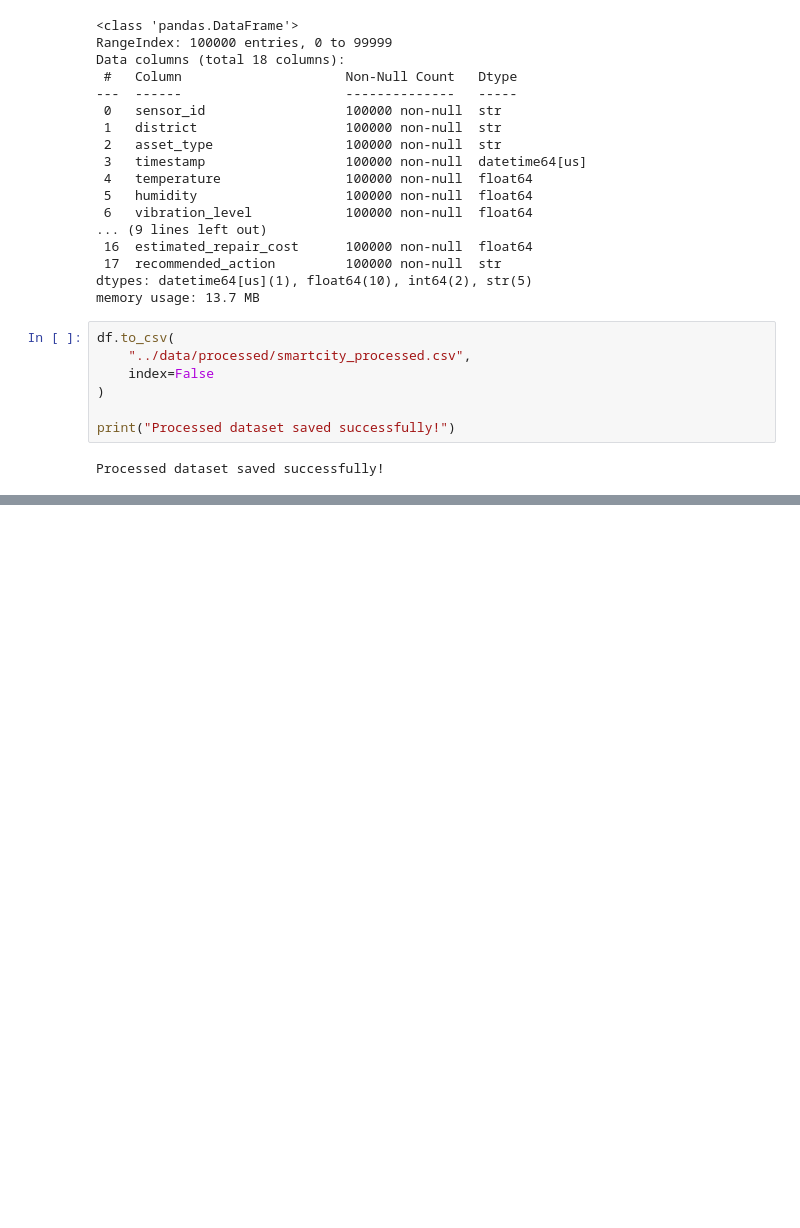
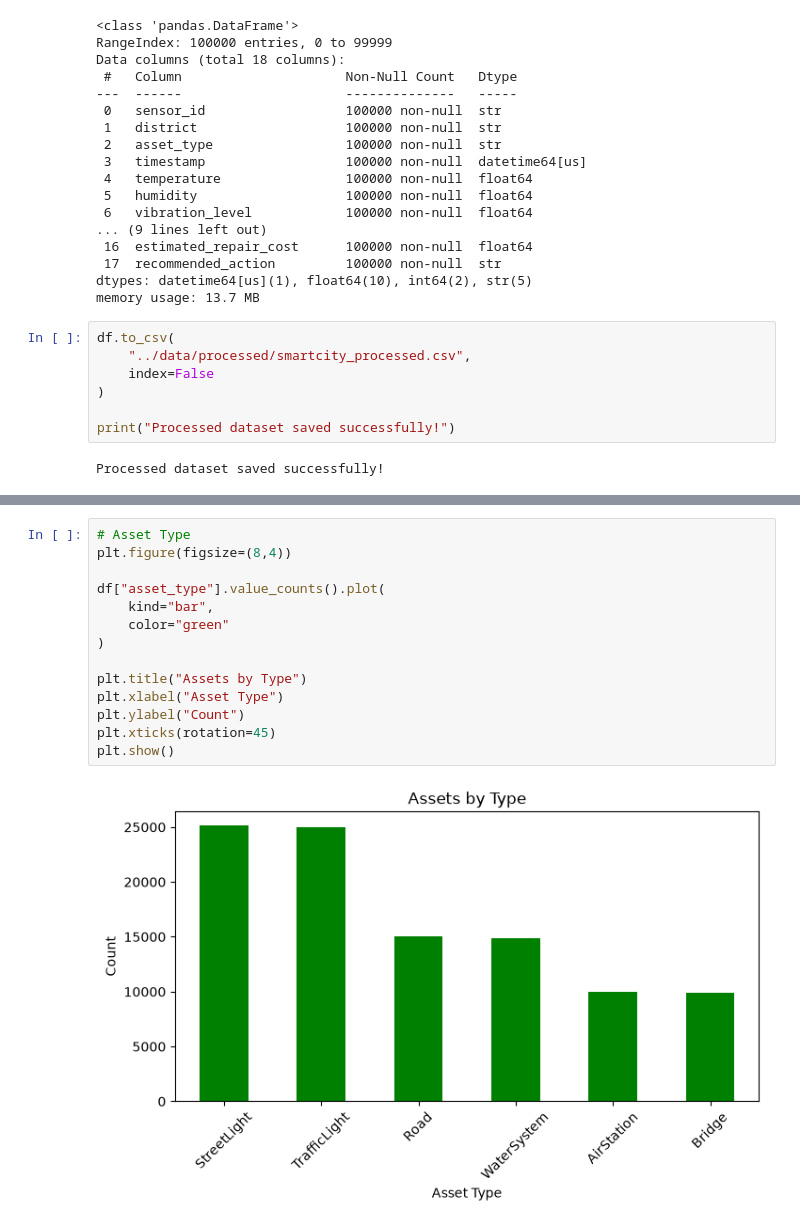
Before and after one commit to Lea-M04/smart_city, a Jupyter notebook: notebooks/process_dataset.ipynb, the cells around one changed output, grey strips where cells are left out. Cells and saved outputs as stored; diff of their text form; blank space fills up the shorter version.

```diff
--- a/notebooks/process_dataset.ipynb
+++ b/notebooks/process_dataset.ipynb
@@ -371,0 +432,16 @@ Processed dataset saved successfully!
+# %%
+# Asset Type
+plt.figure(figsize=(8,4))
+
+df["asset_type"].value_counts().plot(
+    kind="bar",
+    color="green"
+)
+
+plt.title("Assets by Type")
+plt.xlabel("Asset Type")
+plt.ylabel("Count")
+plt.xticks(rotation=45)
+plt.show()
+# %% [output]
+[figure, added]
```
Also changed, not shown: parts of 9 cells of this notebook.
